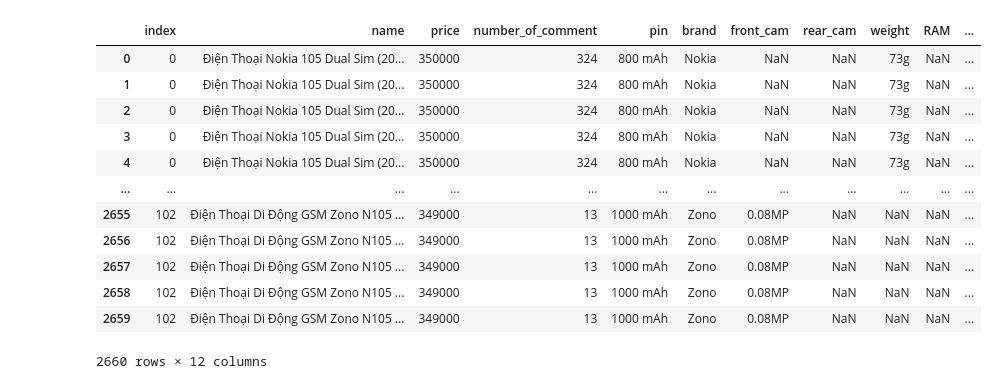
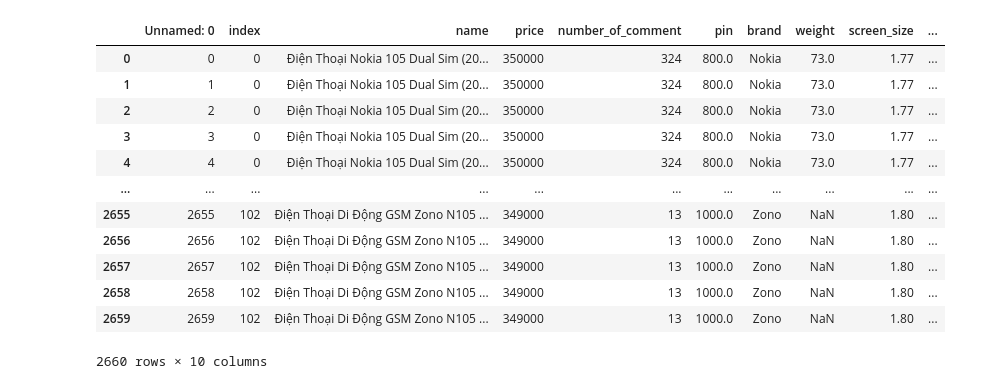
Before and after one commit to ngoclp2000/Introduction_To_Data_Science, a Jupyter notebook: DataCleaning.ipynb, the cells around one changed output. Drawn from its saved outputs; the diff is of its cells as text; code cells hidden in the pictures.

```diff
--- a/DataCleaning.ipynb
+++ b/DataCleaning.ipynb
@@ -11,22 +11,21 @@ import seaborn as sns
 # For Phone data
 # %%
 # normal phone
-normal_phone = pd.read_csv('./data/phone_and_table/normal_phone.csv')
-#normal_phone.info()
+normal_phone = pd.read_csv('./data/phone_and_tablet/normal_phone.csv')
 normal_phone
 # %% [output]
-|  | index | name | price | number_of_comment | pin | brand | front_cam | rear_cam | weight | RAM | ... |
-| 0 | 0 | Điện Thoại Nokia 105 Dual Sim (20... | 350000 | 324 | 800 mAh | Nokia | NaN | NaN | 73g | NaN | ... |
-| 1 | 0 | Điện Thoại Nokia 105 Dual Sim (20... | 350000 | 324 | 800 mAh | Nokia | NaN | NaN | 73g | NaN | ... |
-| 2 | 0 | Điện Thoại Nokia 105 Dual Sim (20... | 350000 | 324 | 800 mAh | Nokia | NaN | NaN | 73g | NaN | ... |
-| 3 | 0 | Điện Thoại Nokia 105 Dual Sim (20... | 350000 | 324 | 800 mAh | Nokia | NaN | NaN | 73g | NaN | ... |
-| 4 | 0 | Điện Thoại Nokia 105 Dual Sim (20... | 350000 | 324 | 800 mAh | Nokia | NaN | NaN | 73g | NaN | ... |
-| ... | ... | ... | ... | ... | ... | ... | ... | ... | ... | ... | ... |
-| 2655 | 102 | Điện Thoại Di Động GSM Zono N105 ... | 349000 | 13 | 1000 mAh | Zono | 0.08MP | NaN | NaN | NaN | ... |
-| 2656 | 102 | Điện Thoại Di Động GSM Zono N105 ... | 349000 | 13 | 1000 mAh | Zono | 0.08MP | NaN | NaN | NaN | ... |
-| 2657 | 102 | Điện Thoại Di Động GSM Zono N105 ... | 349000 | 13 | 1000 mAh | Zono | 0.08MP | NaN | NaN | NaN | ... |
-| 2658 | 102 | Điện Thoại Di Động GSM Zono N105 ... | 349000 | 13 | 1000 mAh | Zono | 0.08MP | NaN | NaN | NaN | ... |
-| 2659 | 102 | Điện Thoại Di Động GSM Zono N105 ... | 349000 | 13 | 1000 mAh | Zono | 0.08MP | NaN | NaN | NaN | ... |
+|  | Unnamed: 0 | index | name | price | number_of_comment | pin | brand | weight | screen_size | ... |
+| 0 | 0 | 0 | Điện Thoại Nokia 105 Dual Sim (20... | 350000 | 324 | 800.0 | Nokia | 73.0 | 1.77 | ... |
+| 1 | 1 | 0 | Điện Thoại Nokia 105 Dual Sim (20... | 350000 | 324 | 800.0 | Nokia | 73.0 | 1.77 | ... |
+| 2 | 2 | 0 | Điện Thoại Nokia 105 Dual Sim (20... | 350000 | 324 | 800.0 | Nokia | 73.0 | 1.77 | ... |
+| 3 | 3 | 0 | Điện Thoại Nokia 105 Dual Sim (20... | 350000 | 324 | 800.0 | Nokia | 73.0 | 1.77 | ... |
+| 4 | 4 | 0 | Điện Thoại Nokia 105 Dual Sim (20... | 350000 | 324 | 800.0 | Nokia | 73.0 | 1.77 | ... |
+| ... | ... | ... | ... | ... | ... | ... | ... | ... | ... | ... |
+| 2655 | 2655 | 102 | Điện Thoại Di Động GSM Zono N105 ... | 349000 | 13 | 1000.0 | Zono | NaN | 1.80 | ... |
+| 2656 | 2656 | 102 | Điện Thoại Di Động GSM Zono N105 ... | 349000 | 13 | 1000.0 | Zono | NaN | 1.80 | ... |
+| 2657 | 2657 | 102 | Điện Thoại Di Động GSM Zono N105 ... | 349000 | 13 | 1000.0 | Zono | NaN | 1.80 | ... |
+| 2658 | 2658 | 102 | Điện Thoại Di Động GSM Zono N105 ... | 349000 | 13 | 1000.0 | Zono | NaN | 1.80 | ... |
+| 2659 | 2659 | 102 | Điện Thoại Di Động GSM Zono N105 ... | 349000 | 13 | 1000.0 | Zono | NaN | 1.80 | ... |
-2660 rows × 12 columns
+2660 rows × 10 columns
 # %%
 # smart phone
```
Also changed, not shown: parts of 8 cells of this notebook, 24 other files.
